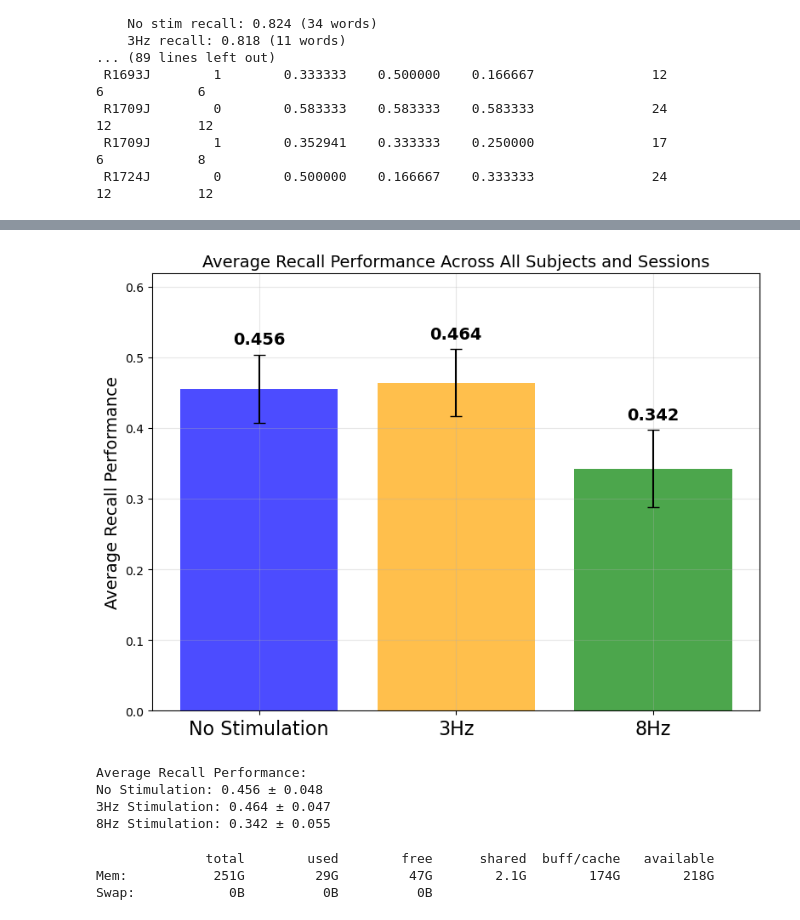
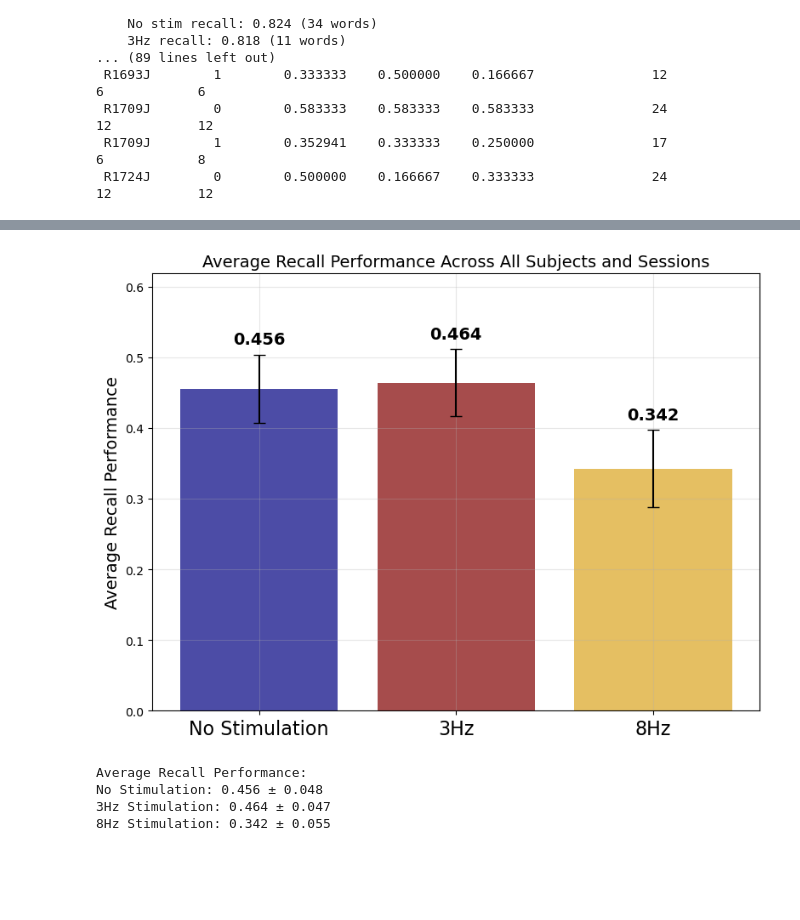
Before and after one commit to caoruoyi/Courier, a Jupyter notebook: recall_rate.ipynb, the cells around one changed output, grey strips where cells are left out. Cells and saved outputs as stored; diff of their text form; code cells hidden in the pictures; blank space fills up the shorter version.

```diff
--- a/recall_rate.ipynb
+++ b/recall_rate.ipynb
@@ -217,36 +303,36 @@ std_8hz = results_df['recall_8hz'].std() / np.sqrt(len(results_df))
 
 # Create the plot
 fig, ax = plt.subplots(figsize=(8, 6))
 
 conditions = ['No Stimulation', '3Hz', '8Hz']
 means = [avg_no_stim, avg_3hz, avg_8hz]
 errors = [std_no_stim, std_3hz, std_8hz]
-colors = ['blue', 'orange', 'green']
+colors = ['Navy', 'maroon', 'goldenrod']
 
 bars = ax.bar(conditions, means, color=colors, alpha=0.7, capsize=5)
 ax.errorbar(conditions, means, yerr=errors, fmt='none', color='black', capsize=5)
 
 # Add value labels on bars
 for i, (bar, mean) in enumerate(zip(bars, means)):
     ax.text(bar.get_x() + bar.get_width()/2, bar.get_height() + errors[i] + 0.01,
             f'{mean:.3f}', ha='center', va='bottom', fontweight='bold', fontsize=14)
 
 # Customize the plot
 ax.set_ylabel('Average Recall Performance', fontsize=14)
 ax.set_title('Average Recall Performance Across All Subjects and Sessions', fontsize=14)
 ax.set_ylim(0, max(means) + max(errors) + 0.1)
 ax.grid(True, alpha=0.3)
 ax.tick_params(axis='x', labelsize=16)  # Change x-axis label size here
 plt.tight_layout()
 plt.show()
 
 # Print the exact values
-print(f"Average Recall Performance:")
+print(f"Average Recall Performance/item:")
 print(f"No Stimulation: {avg_no_stim:.3f} ± {std_no_stim:.3f}")
 print(f"3Hz Stimulation: {avg_3hz:.3f} ± {std_3hz:.3f}")
 print(f"8Hz Stimulation: {avg_8hz:.3f} ± {std_8hz:.3f}")
 # %% [output]
-[figure, old version]
+[figure, new version]
 Average Recall Performance:
 No Stimulation: 0.456 ± 0.048
 3Hz Stimulation: 0.464 ± 0.047
@@ -256,6 +340,41 @@ results_df
 # %%
-!free -h
+results_df=df_filtered
+recall_cols = ['recall_no_stim', 'recall_3hz', 'recall_8hz']
+n_words_cols = ['n_words_no_stim', 'n_words_3hz', 'n_words_8hz']
+
+# Create separate dataframes for recall rates and word counts
+recall_long = pd.melt(results_df,
+                     id_vars=['subject', 'session'],
+                     value_vars=recall_cols,
+                     var_name='condition_raw',
+                     value_name='recall_rate')
+
+n_words_long = pd.melt(results_df,
+                      id_vars=['subject', 'session'],
+                      value_vars=n_words_cols,
+                      var_name='condition_raw_n',
+                      value_name='n_words')
+
+# Clean up condition names
+condition_mapping = {
+    'recall_no_stim': 'no_stim',
+    'recall_3hz': '3hz',
+    'recall_8hz': '8hz'
+}
+
+recall_long['condition'] = recall_long['condition_raw'].map(condition_mapping)
+
+# Add word counts (matching by position)
+recall_long['n_words'] = n_words_long['n_words'].values
+
+# Remove rows with NaN recall rates or zero words
+clean_data = recall_long.dropna(subset=['recall_rate'])
+clean_data = clean_data[clean_data['n_words'] > 0]
+
+# Create dummy variables for conditions (with no_stim as reference)
+clean_data['condition_3hz'] = (clean_data['condition'] == '3hz').astype(int)
+clean_data['condition_8hz'] = (clean_data['condition'] == '8hz').astype(int)
+
+# Convert subject to string to ensure proper grouping
+clean_data['subject'] = clean_data['subject'].astype(str)
+clean_data['session'] = clean_data['session'].astype(str)
-# %% [output]
-              total        used        free      shared  buff/cache   available
-Mem:           251G         29G         47G        2.1G        174G        218G
-Swap:            0B          0B          0B
```
Also changed, not shown: parts of 12 cells of this notebook, 1 other file.
